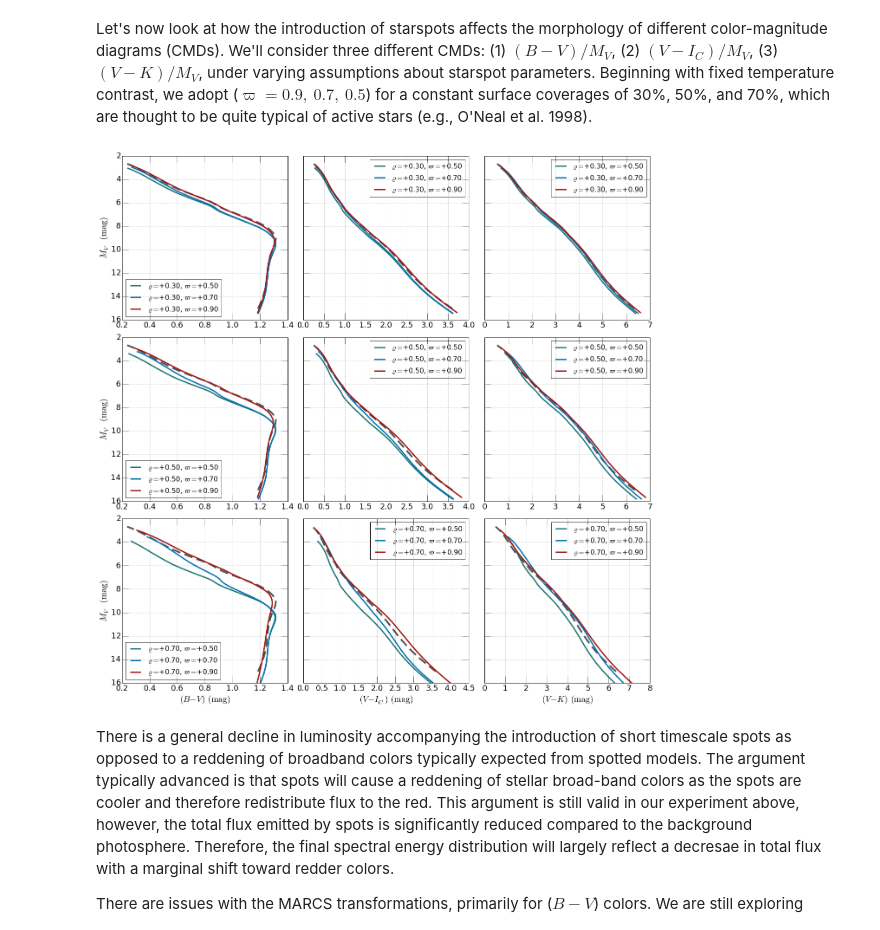
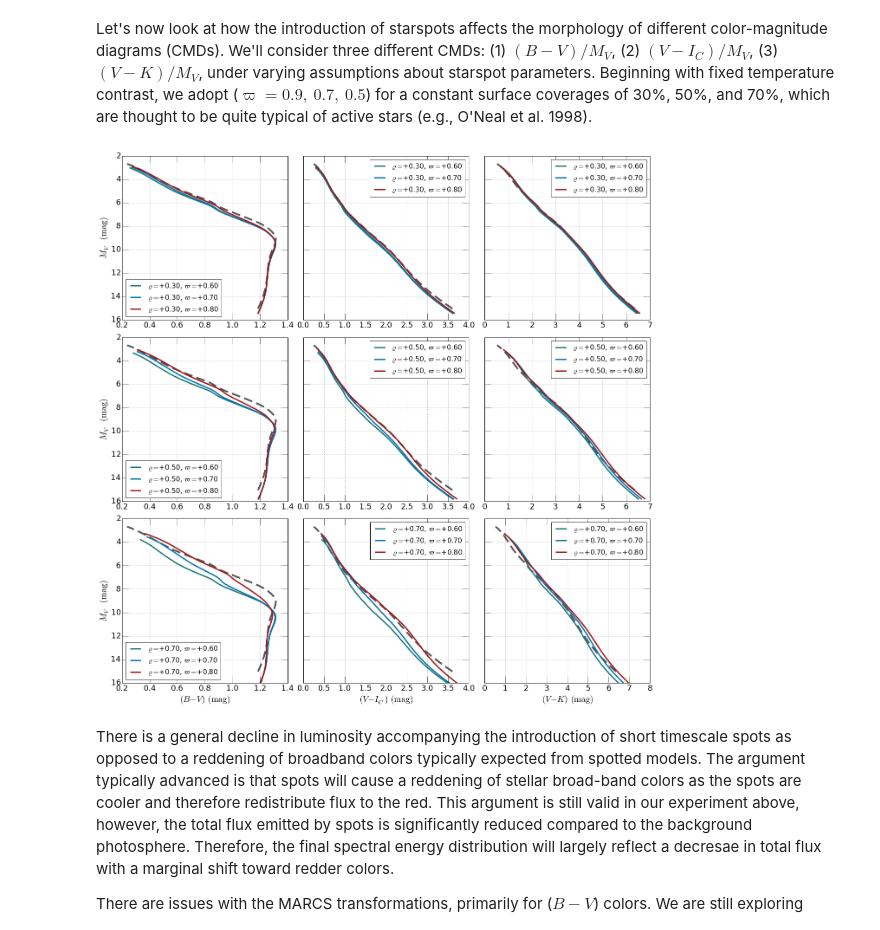
Before and after one commit to gfeiden/Notebook, a Jupyter notebook: Projects/ngc2516_spots/sta_spots_cmds.ipynb, the cells around one changed output. Saved outputs shown, nothing was run; the diff lists cells and outputs as text; code cells hidden in the pictures.

```diff
--- a/Projects/ngc2516_spots/sta_spots_cmds.ipynb
+++ b/Projects/ngc2516_spots/sta_spots_cmds.ipynb
@@ -31,7 +31,7 @@ color_cols = {'U': 6, 'B': 7, 'V': 8, 'R': 9, 'I': 10,
 colc = {0:('B', 'V'), 1:('V', 'I'), 2:('V', 'K')}
 
 # define spot properties
-varpi  = [0.5, 0.7, 0.9]
+varpi  = [0.6, 0.7, 0.8]
 varrho = [0.3, 0.5, 0.7]
 
 fig, ax = plt.subplots(3, 3, figsize=(18, 18), sharey=True)
@@ -48,34 +48,34 @@ for i in range(3):
 iso = loadIsochrone('../isochrone_120.0myr_z+0.00_a+0.00_marcs.iso')
 for i in range(9):
     row = int(np.floor(i / 3.))
     col = i%3
 
     # set axis tick params
     ax[row, col].tick_params(which='major', axis='both', length=15., labelsize=18.)
 
     # plot standard isochrone
     n = colc[col]
     ax[row, col].plot(iso[:, color_cols[n[0]]] - iso[:, color_cols[n[1]]], iso[:, color_cols['V']],
                       dashes=(20., 10.), lw=4, c=colors[3])
 
     # compute zeta for (varpi, varrho); plot spotted isochrone
     zeta   = 1.0 - varrho[row]*(1.0 - np.array(varpi)**4)
     for j in range(len(zeta)):
         filename = 'mag_zet{:+4.2f}_eps+1.00_rho{:+4.2f}_pi{:+4.2f}.dat'.format(zeta[j], varrho[row], varpi[j])
         line = '$\\varrho = ${:+4.2f}, $\\varpi = ${:+4.2f}'.format(varrho[row], varpi[j])
         spot_iso = loadIsochrone(filename)
         ax[row, col].plot(spot_iso[:, color_cols[n[0]]] - spot_iso[:, color_cols[n[1]]],
                           spot_iso[:, color_cols['V']], lw=3, c=colors[j], label=line)
     if (col == 0):
         loc = 3
     else:
         loc = 1
     ax[row, col].grid(True)
     ax[row, col].legend(loc=loc, fontsize=16.)
 
 fig.tight_layout()
 # %% [output]
-[figure, old version]
+[figure, new version]
 # %% [markdown]
 There is a general decline in luminosity accompanying the introduction of short timescale spots as opposed to a reddening of broadband colors typically expected from spotted models. The argument typically advanced is that spots will cause a reddening of stellar broad-band colors as the spots are cooler and therefore redistribute flux to the red. This argument is still valid in our experiment above, however, the total flux emitted by spots is significantly reduced compared to the background photosphere. Therefore, the final spectral energy distribution will largely reflect a decresae in total flux with a marginal shift toward redder colors.
 
```
Also changed, not shown: parts of 2 cells of this notebook.
